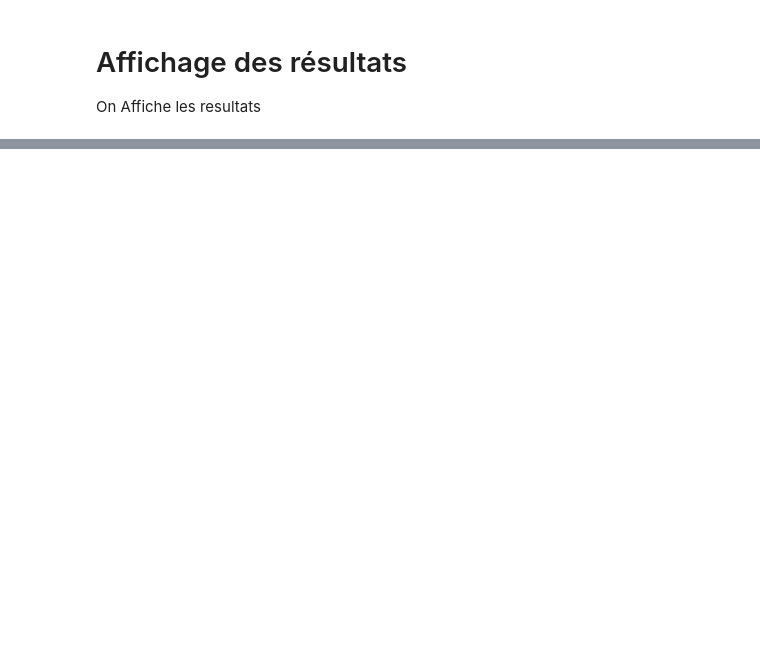
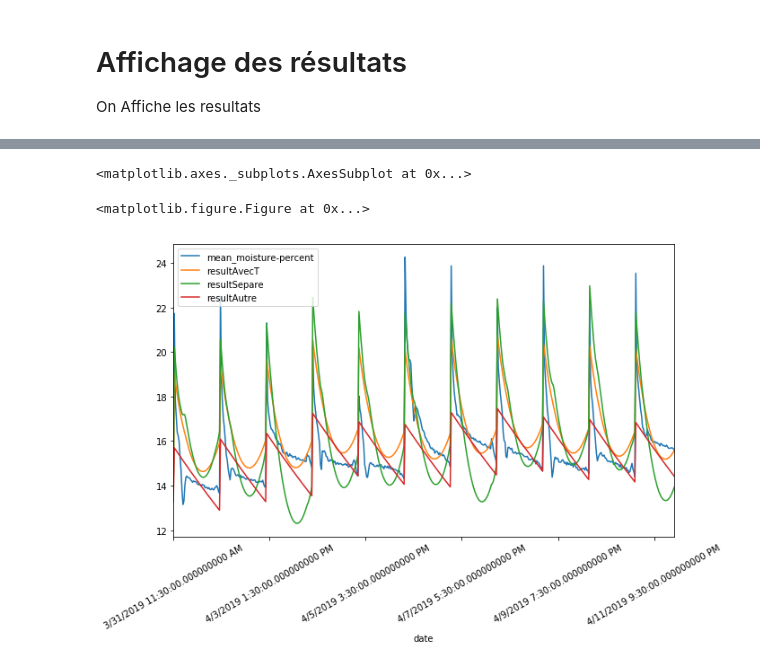
Before and after one commit to cui-unige/BSc-sensor-machine-learning, a Jupyter notebook: ML Integration.ipynb, the cells around one changed output, grey strips where cells are left out. Drawn from its saved outputs; the diff is of its cells as text; code cells hidden in the pictures; blank space fills up the shorter version.

```diff
--- a/ML Integration.ipynb
+++ b/ML Integration.ipynb
@@ -415,0 +570,8 @@ Rassemblé :  -3.6979389709
+# %%
+from pylab import *
+figure(figsize=(10,6), dpi=80)
+dfTest.plot(x='date', y=['mean_moisture-percent','resultAvecT','resultSepare','resultAutre'],figsize=(10, 6),rot=30)
+# %% [output]
+<matplotlib.axes._subplots.AxesSubplot at 0x...>
+<matplotlib.figure.Figure at 0x...>
+[figure, added]
```
Also changed, not shown: parts of 36 cells of this notebook.
